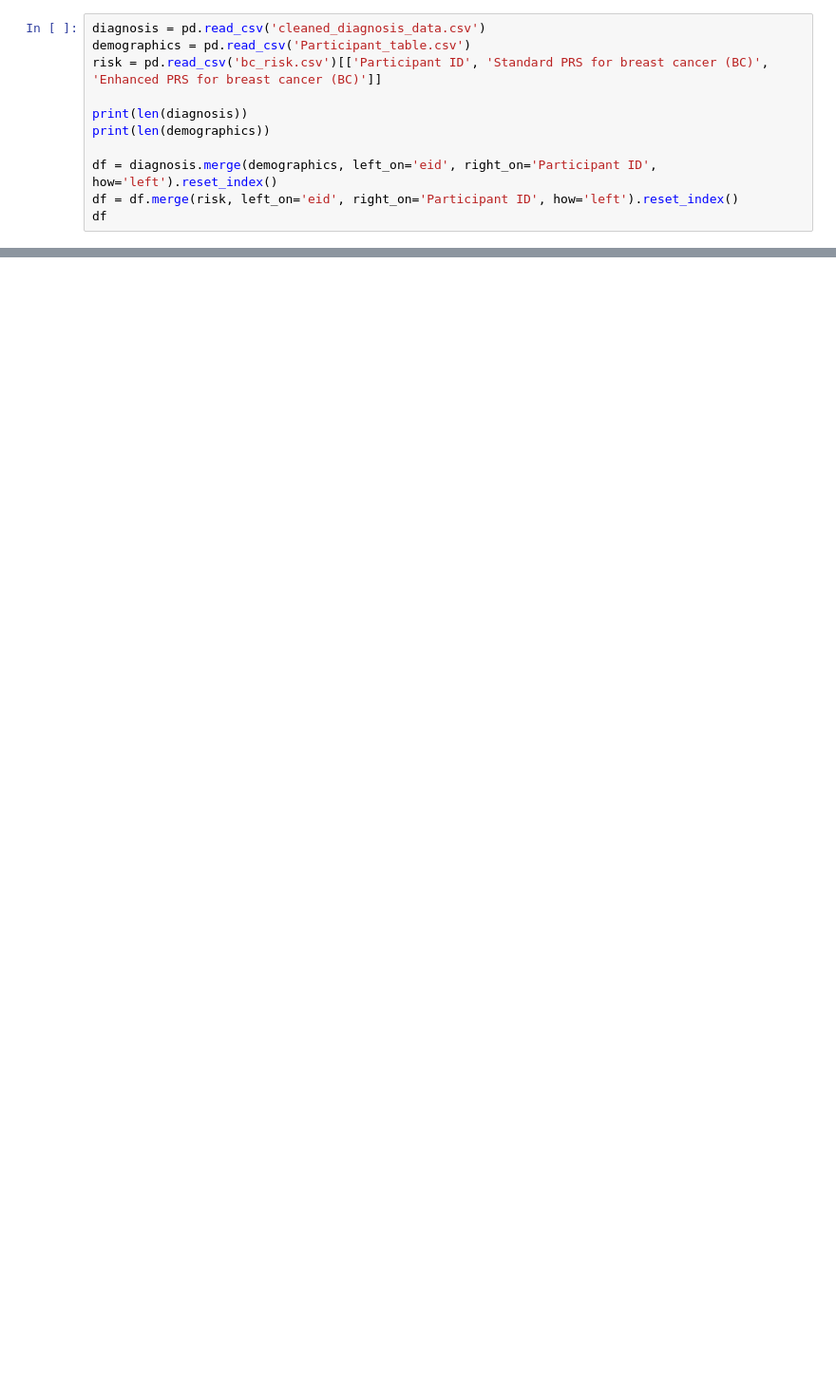
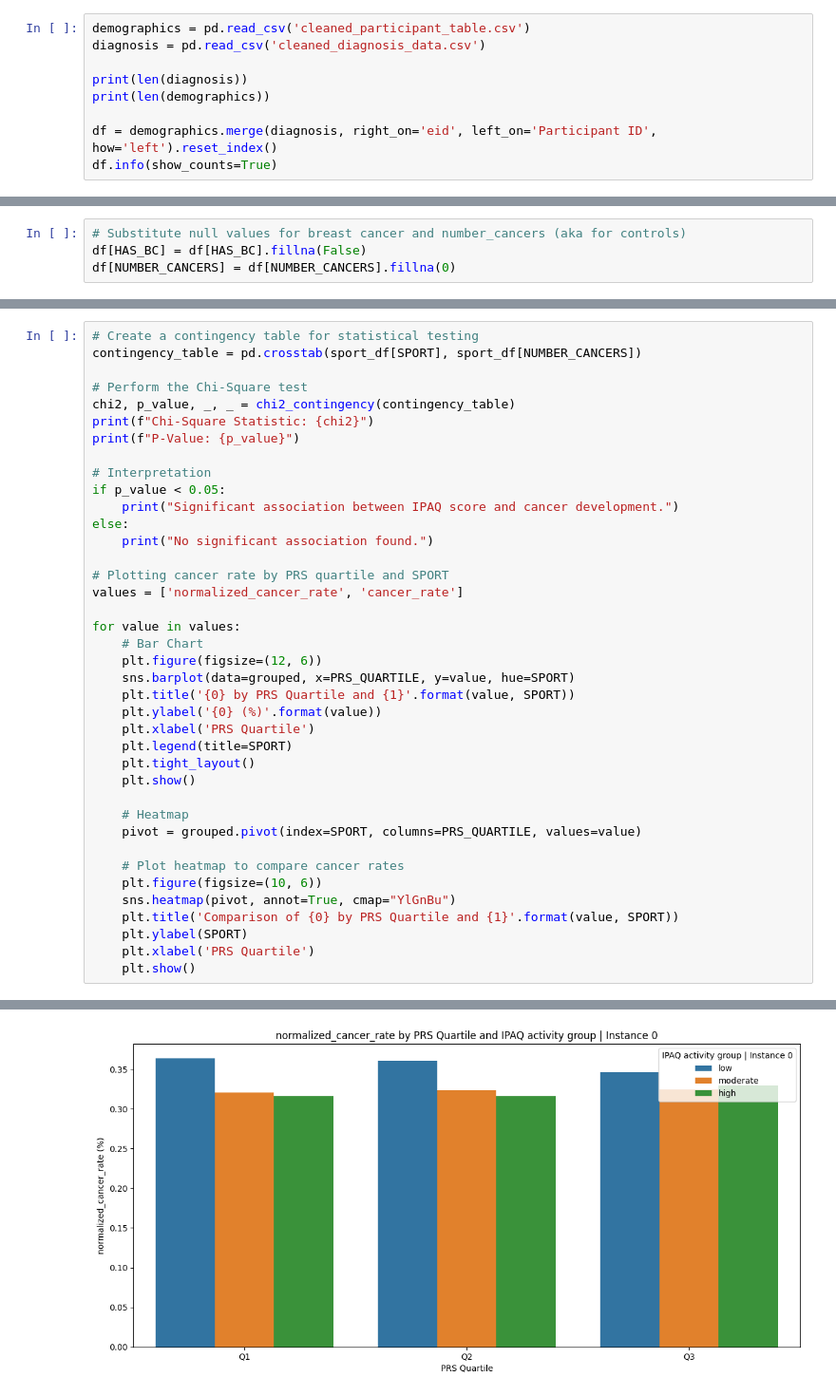
Before and after one commit to esteeliat/sports, a Jupyter notebook: Analysis.ipynb, the cells around one changed output, grey strips where cells are left out. Shown at 95% size. Saved outputs shown, nothing was run; the diff lists cells and outputs as text; blank space fills up the shorter version.

```diff
--- a/Analysis.ipynb
+++ b/Analysis.ipynb
@@ -3,13 +18,11 @@ import pandas as pd
 # %%
+demographics = pd.read_csv('cleaned_participant_table.csv')
 diagnosis = pd.read_csv('cleaned_diagnosis_data.csv')
-demographics = pd.read_csv('Participant_table.csv')
-risk = pd.read_csv('bc_risk.csv')[['Participant ID', 'Standard PRS for breast cancer (BC)', 'Enhanced PRS for breast cancer (BC)']]
 
 print(len(diagnosis))
 print(len(demographics))
 
-df = diagnosis.merge(demographics, left_on='eid', right_on='Participant ID', how='left').reset_index()
-df = df.merge(risk, left_on='eid', right_on='Participant ID', how='left').reset_index()
-df
+df = demographics.merge(diagnosis, right_on='eid', left_on='Participant ID', how='left').reset_index()
+df.info(show_counts=True)
 # %% [output]
 20125
@@ -57,0 +45,4 @@ memory usage: 2.5+ MB
+# %%
+# Substitute null values for breast cancer and number_cancers (aka for controls)
+df[HAS_BC] = df[HAS_BC].fillna(False)
+df[NUMBER_CANCERS] = df[NUMBER_CANCERS].fillna(0)
@@ -57,0 +126,40 @@ memory usage: 2.5+ MB
+# %%
+# Create a contingency table for statistical testing
+contingency_table = pd.crosstab(sport_df[SPORT], sport_df[NUMBER_CANCERS])
+
+# Perform the Chi-Square test
+chi2, p_value, _, _ = chi2_contingency(contingency_table)
+print(f"Chi-Square Statistic: {chi2}")
+print(f"P-Value: {p_value}")
+
+# Interpretation
+if p_value < 0.05:
+    print("Significant association between IPAQ score and cancer development.")
+else:
+    print("No significant association found.")
+
+# Plotting cancer rate by PRS quartile and SPORT
+values = ['normalized_cancer_rate', 'cancer_rate']
+
+for value in values:
+    # Bar Chart
+    plt.figure(figsize=(12, 6))
+    sns.barplot(data=grouped, x=PRS_QUARTILE, y=value, hue=SPORT)
+    plt.title('{0} by PRS Quartile and {1}'.format(value, SPORT))
+    plt.ylabel('{0} (%)'.format(value))
+    plt.xlabel('PRS Quartile')
+    plt.legend(title=SPORT)
+    plt.tight_layout()
+    plt.show()
+
+    # Heatmap
+    pivot = grouped.pivot(index=SPORT, columns=PRS_QUARTILE, values=value)
+
+    # Plot heatmap to compare cancer rates
+    plt.figure(figsize=(10, 6))
+    sns.heatmap(pivot, annot=True, cmap="YlGnBu")
+    plt.title('Comparison of {0} by PRS Quartile and {1}'.format(value, SPORT))
+    plt.ylabel(SPORT)
+    plt.xlabel('PRS Quartile')
+    plt.show()
+# %% [output]
@@ -57,0 +169 @@ memory usage: 2.5+ MB
+[figure, added]
```
Also changed, not shown: parts of 10 cells of this notebook, 9 other files.
